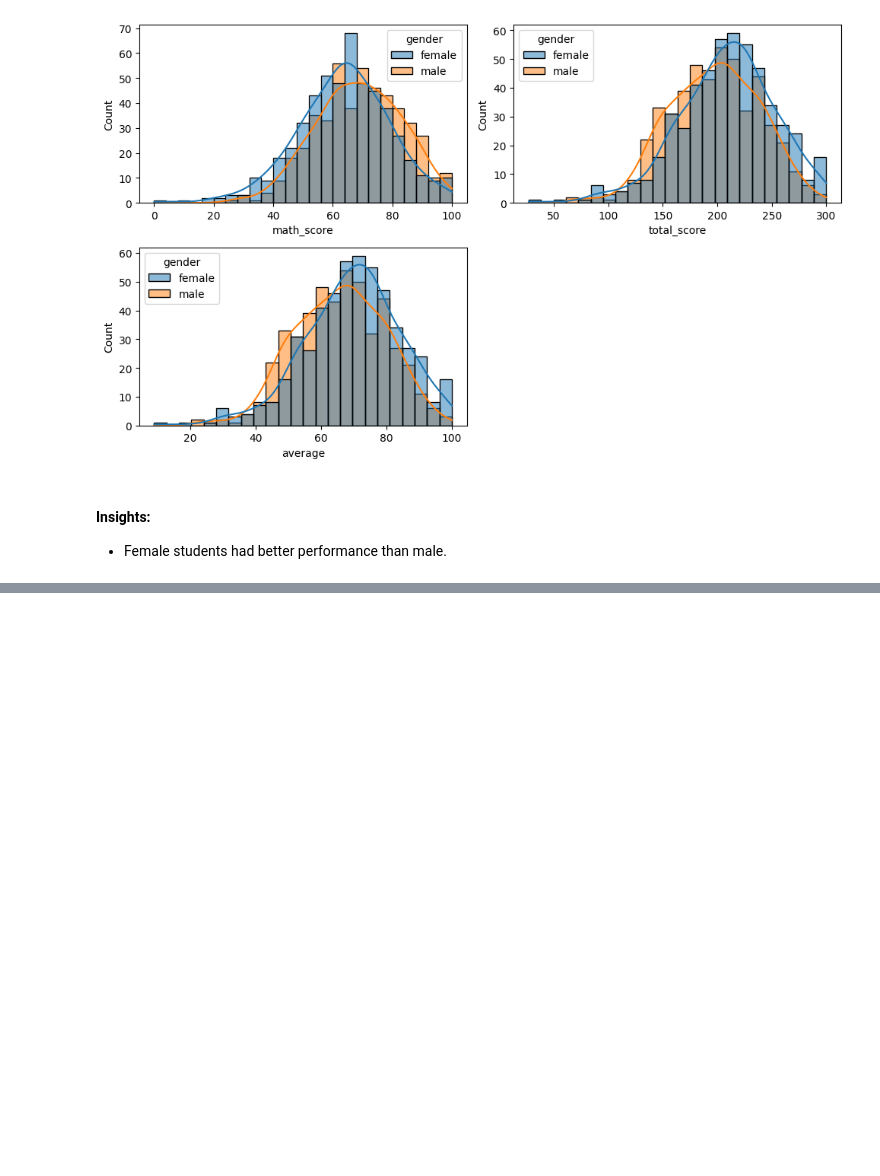
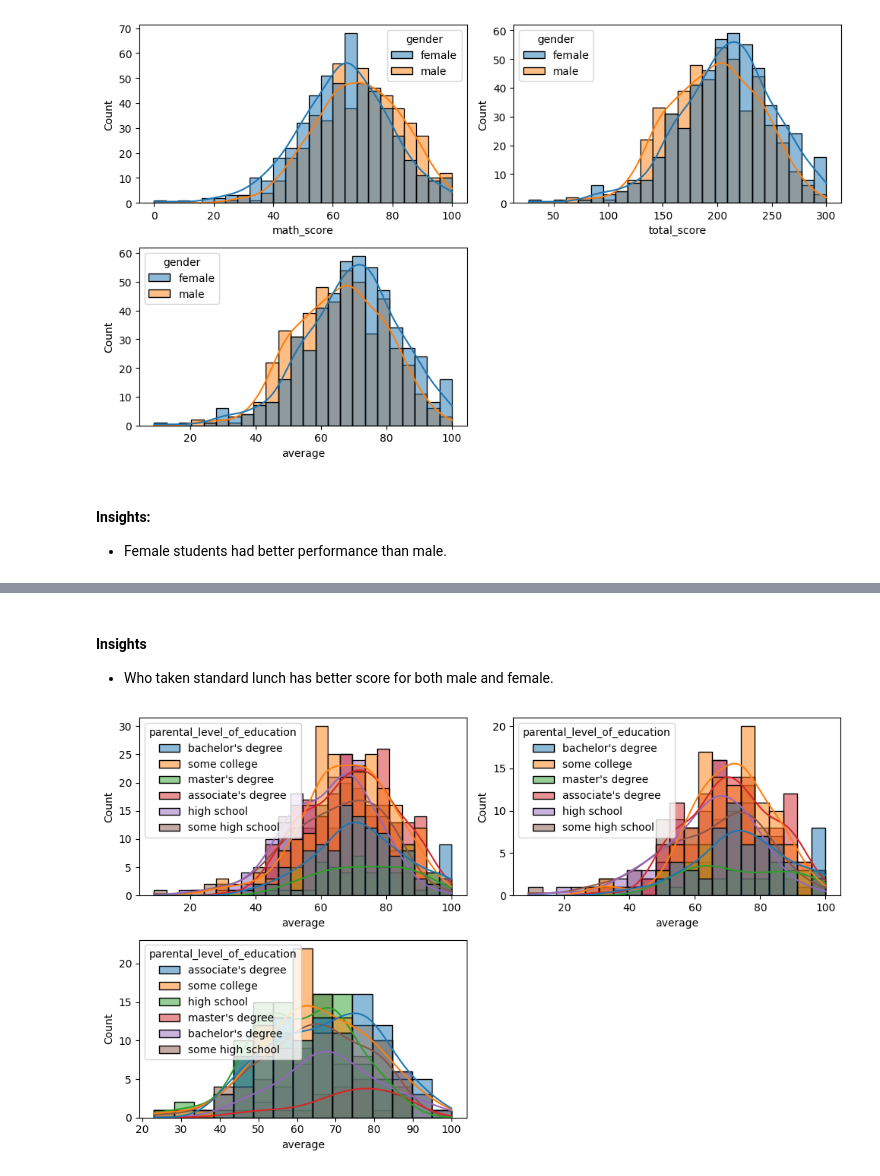
Before and after one commit to saikatcodec/student-performance, a Jupyter notebook: notebooks/EDA_on_datasets.ipynb, the cells around one changed output, grey strips where cells are left out. Saved outputs shown, nothing was run; the diff lists cells and outputs as text; code cells hidden in the pictures; blank space fills up the shorter version.

```diff
--- a/notebooks/EDA_on_datasets.ipynb
+++ b/notebooks/EDA_on_datasets.ipynb
@@ -208,0 +225,19 @@ plt.show()
+# %% [markdown]
+#### Insights
+- Who taken standard lunch has better score for both male and female.
+# %%
+## Show the relation between average and parental education for male and female
+plt.figure(figsize=(10, 6))
+plt.subplot(2, 2, 1)
+sns.histplot(data=df, x='average', hue='parental_level_of_education', kde=True)
+
+plt.subplot(2, 2, 2)
+sns.histplot(data=df[df['gender'] == 'female'], x='average', hue='parental_level_of_education', kde=True)
+
+plt.subplot(2, 2, 3)
+sns.histplot(data=df[df['gender'] == 'male'], x='average', hue='parental_level_of_education', kde=True)
+
+plt.tight_layout()
+plt.show()
+# %% [output]
+[figure, added]
```
Also changed, not shown: parts of 6 cells of this notebook.
